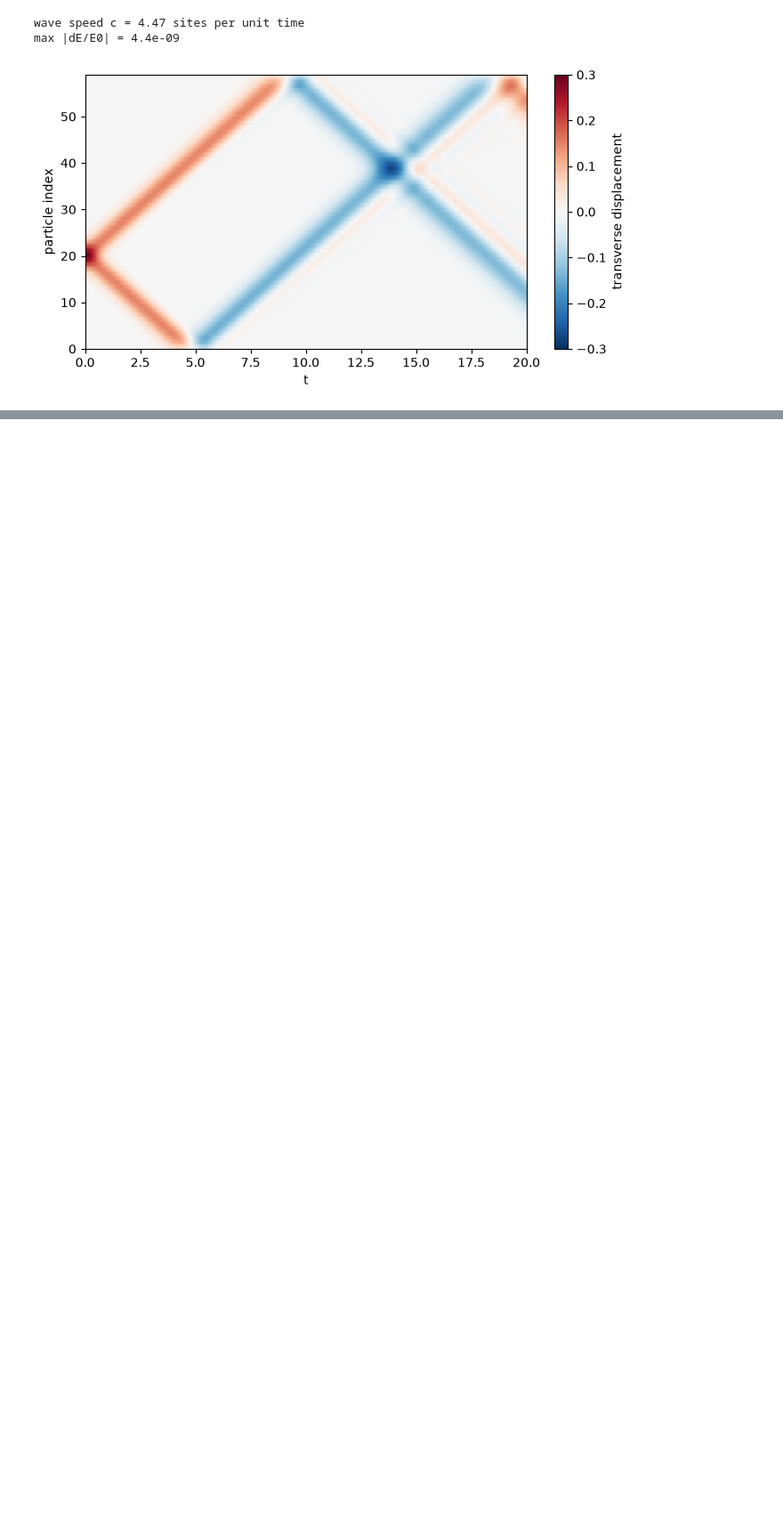
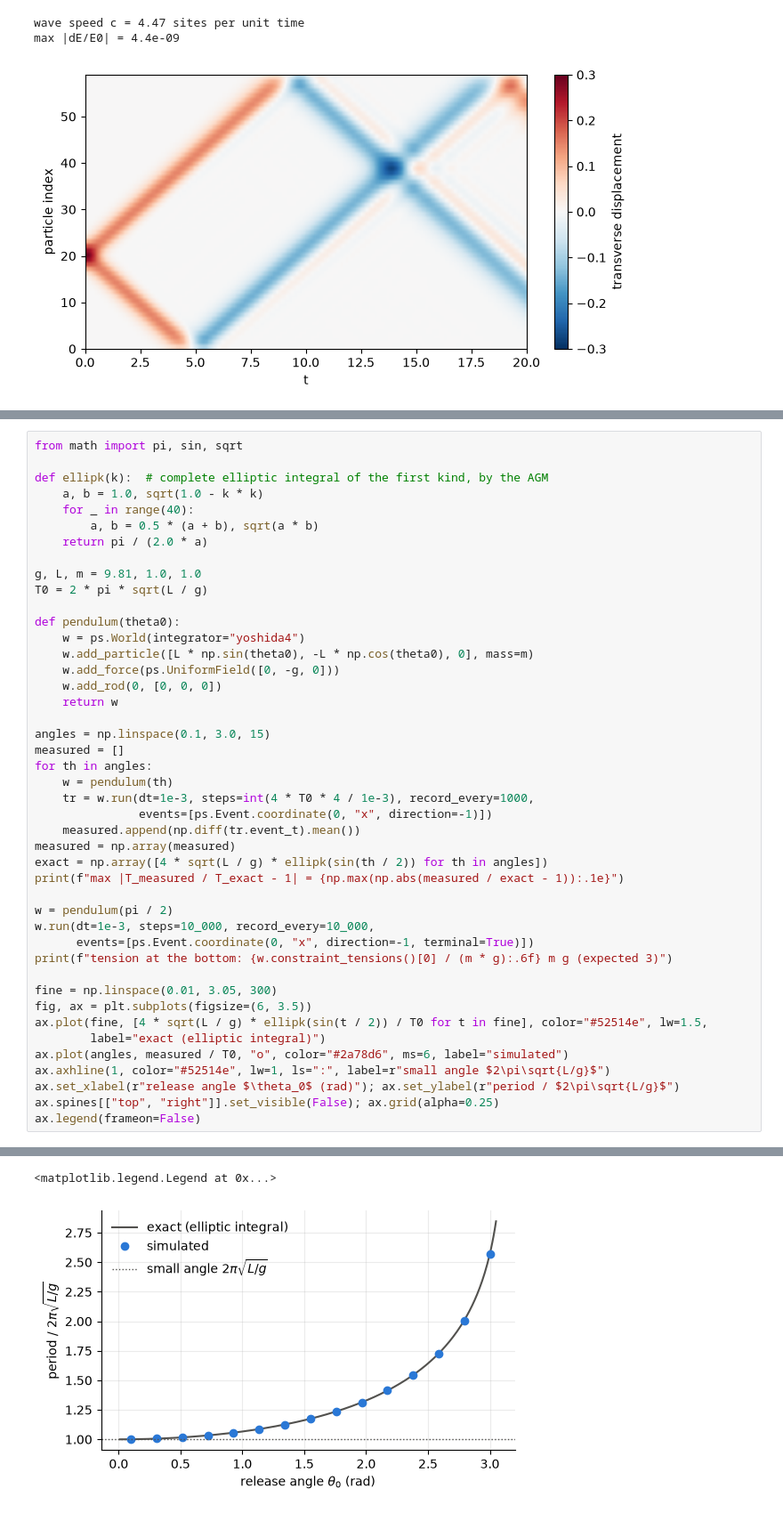
Before and after one commit to Ren-shi/notebook_automation, a Jupyter notebook: notebooks/01_getting_started.ipynb, the cells around one changed output, grey strips where cells are left out. Shown at 89% size. Drawn from its saved outputs; the diff is of its cells as text; blank space fills up the shorter version.

```diff
--- a/notebooks/01_getting_started.ipynb
+++ b/notebooks/01_getting_started.ipynb
@@ -143,0 +153,45 @@ max |dE/E0| = 4.4e-09
+# %%
+from math import pi, sin, sqrt
+
+def ellipk(k):  # complete elliptic integral of the first kind, by the AGM
+    a, b = 1.0, sqrt(1.0 - k * k)
+    for _ in range(40):
+        a, b = 0.5 * (a + b), sqrt(a * b)
+    return pi / (2.0 * a)
+
+g, L, m = 9.81, 1.0, 1.0
+T0 = 2 * pi * sqrt(L / g)
+
+def pendulum(theta0):
+    w = ps.World(integrator="yoshida4")
+    w.add_particle([L * np.sin(theta0), -L * np.cos(theta0), 0], mass=m)
+    w.add_force(ps.UniformField([0, -g, 0]))
+    w.add_rod(0, [0, 0, 0])
+    return w
+
+angles = np.linspace(0.1, 3.0, 15)
+measured = []
+for th in angles:
+    w = pendulum(th)
+    tr = w.run(dt=1e-3, steps=int(4 * T0 * 4 / 1e-3), record_every=1000,
+               events=[ps.Event.coordinate(0, "x", direction=-1)])
+    measured.append(np.diff(tr.event_t).mean())
+measured = np.array(measured)
+exact = np.array([4 * sqrt(L / g) * ellipk(sin(th / 2)) for th in angles])
+print(f"max |T_measured / T_exact - 1| = {np.max(np.abs(measured / exact - 1)):.1e}")
+
+w = pendulum(pi / 2)
+w.run(dt=1e-3, steps=10_000, record_every=10_000,
+      events=[ps.Event.coordinate(0, "x", direction=-1, terminal=True)])
+print(f"tension at the bottom: {w.constraint_tensions()[0] / (m * g):.6f} m g (expected 3)")
+
+fine = np.linspace(0.01, 3.05, 300)
+fig, ax = plt.subplots(figsize=(6, 3.5))
+ax.plot(fine, [4 * sqrt(L / g) * ellipk(sin(t / 2)) / T0 for t in fine], color="#52514e", lw=1.5,
+        label="exact (elliptic integral)")
+ax.plot(angles, measured / T0, "o", color="#2a78d6", ms=6, label="simulated")
+ax.axhline(1, color="#52514e", lw=1, ls=":", label=r"small angle $2\pi\sqrt{L/g}$")
+ax.set_xlabel(r"release angle $\theta_0$ (rad)"); ax.set_ylabel(r"period / $2\pi\sqrt{L/g}$")
+ax.spines[["top", "right"]].set_visible(False); ax.grid(alpha=0.25)
+ax.legend(frameon=False)
+# %% [output]
@@ -143,0 +200,2 @@ max |dE/E0| = 4.4e-09
+<matplotlib.legend.Legend at 0x...>
+[figure, added]
```
Also changed, not shown: parts of 2 cells of this notebook, 14 other files.
